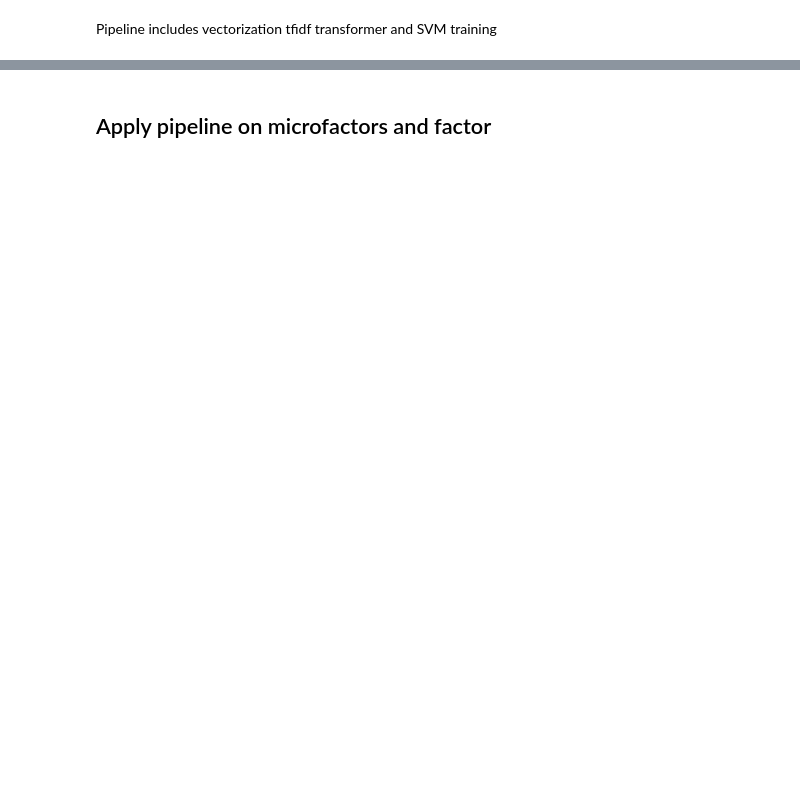
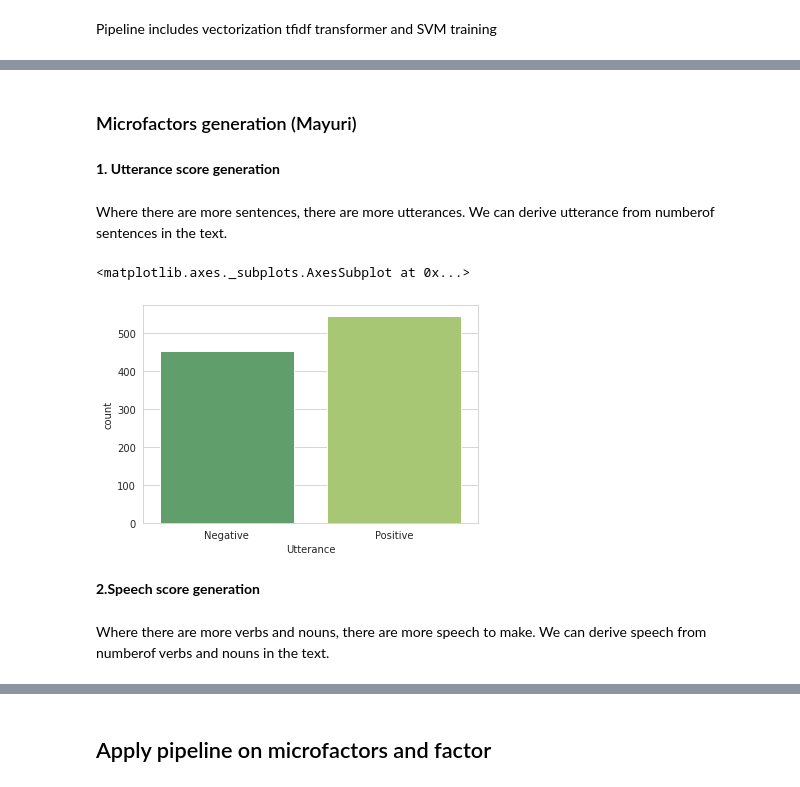
Before and after one commit to YuxingW/machine_learning, a Jupyter notebook: hw10/combine_factors_and_data_pipeline.ipynb, the cells around one changed output, grey strips where cells are left out. Drawn from its saved outputs; the diff is of its cells as text; code cells hidden in the pictures; blank space fills up the shorter version.

```diff
--- a/hw10/combine_factors_and_data_pipeline.ipynb
+++ b/hw10/combine_factors_and_data_pipeline.ipynb
@@ -326,0 +329,18 @@ def factors_pipeline(df):
+# %% [markdown]
+### Microfactors generation (Mayuri)
+# %% [markdown]
+**1. Utterance score generation**
+# %% [markdown]
+Where there are more sentences, there are more utterances. We can derive utterance from numberof sentences in the text.
+# %%
+from collections import Counter
+import spacy
+
+nlp = spacy.load('en_core_web_sm')
+
+def get_sentences_num(text):
+  _doc = nlp(text)
+  sentences = list(_doc.sents)
+  return len(sentences)
+
+df['NumOfSent'] = df['Statement'].apply(get_sentences_num)
@@ -326,0 +354,10 @@ def factors_pipeline(df):
+# %%
+sns.set_style('whitegrid')
+sns.countplot(x='Utterance',data=df, palette='summer')
+# %% [output]
+<matplotlib.axes._subplots.AxesSubplot at 0x...>
+[figure, added]
+# %% [markdown]
+**2.Speech score generation**
+# %% [markdown]
+Where there are more verbs and nouns, there are more speech to make. We can derive speech from numberof verbs and nouns in the text.
```
Also changed, not shown: parts of 52 cells of this notebook.
